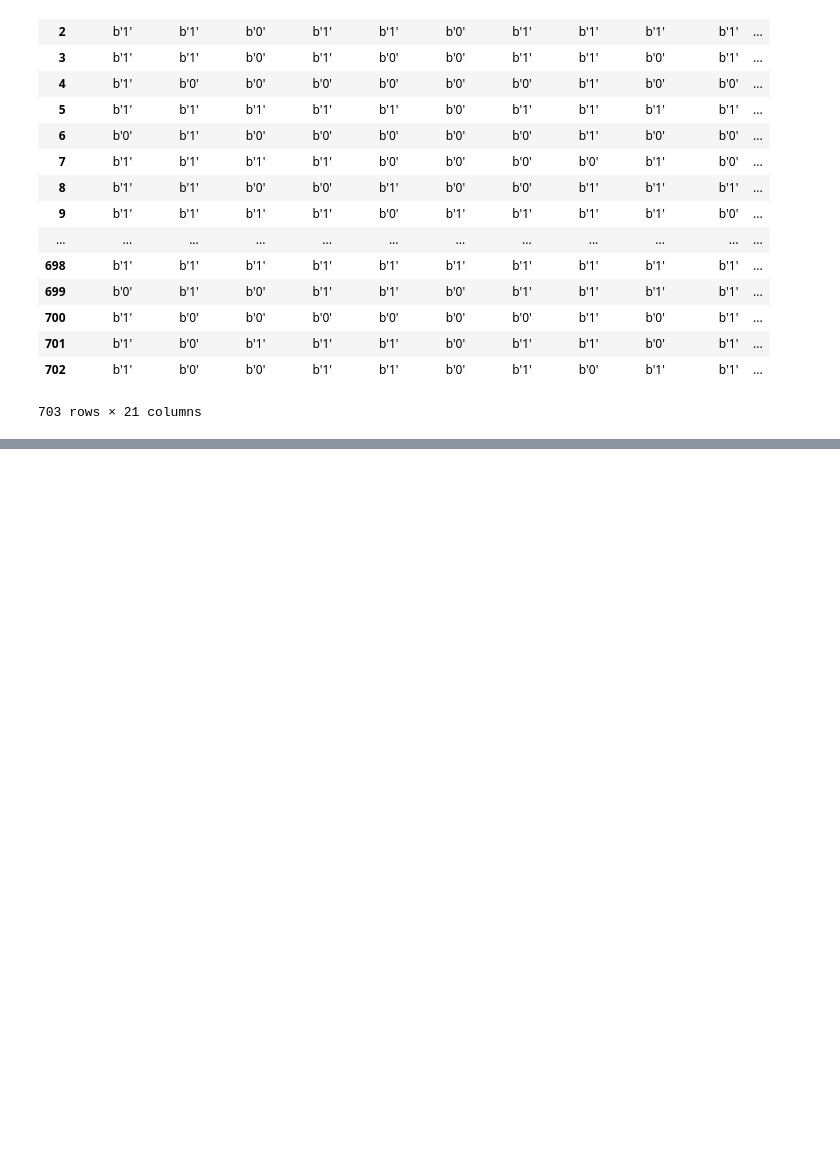
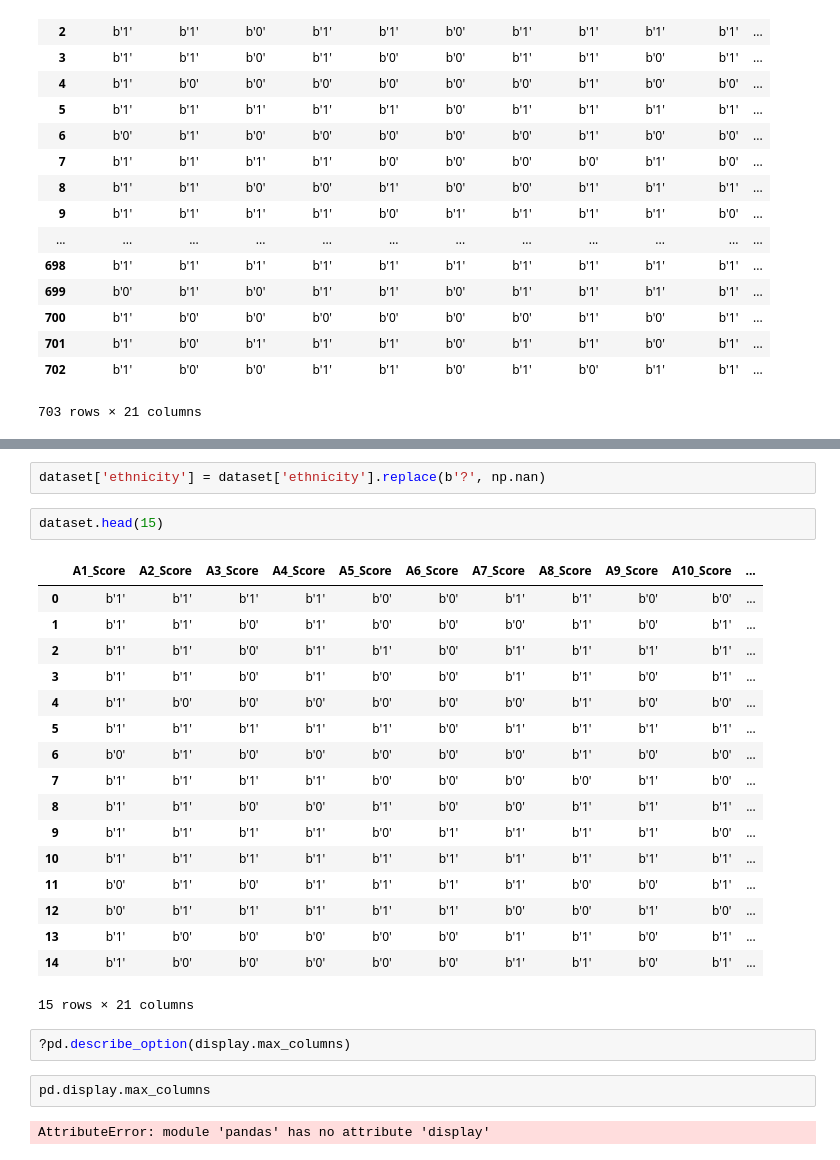
Before and after one commit to nathNath/provadeia, a Jupyter notebook: questaoum/questaoum.ipynb, the cells around one changed output, grey strips where cells are left out. Drawn from its saved outputs; the diff is of its cells as text; blank space fills up the shorter version.

```diff
--- a/questaoum/questaoum.ipynb
+++ b/questaoum/questaoum.ipynb
@@ -92,0 +109,28 @@ dataset.head(703)
+# %%
+dataset['ethnicity'] = dataset['ethnicity'].replace(b'?', np.nan)
+# %%
+dataset.head(15)
+# %% [output]
+|  | A1_Score | A2_Score | A3_Score | A4_Score | A5_Score | A6_Score | A7_Score | A8_Score | A9_Score | A10_Score | ... |
+| 0 | b'1' | b'1' | b'1' | b'1' | b'0' | b'0' | b'1' | b'1' | b'0' | b'0' | ... |
+| 1 | b'1' | b'1' | b'0' | b'1' | b'0' | b'0' | b'0' | b'1' | b'0' | b'1' | ... |
+| 2 | b'1' | b'1' | b'0' | b'1' | b'1' | b'0' | b'1' | b'1' | b'1' | b'1' | ... |
+| 3 | b'1' | b'1' | b'0' | b'1' | b'0' | b'0' | b'1' | b'1' | b'0' | b'1' | ... |
+| 4 | b'1' | b'0' | b'0' | b'0' | b'0' | b'0' | b'0' | b'1' | b'0' | b'0' | ... |
+| 5 | b'1' | b'1' | b'1' | b'1' | b'1' | b'0' | b'1' | b'1' | b'1' | b'1' | ... |
+| 6 | b'0' | b'1' | b'0' | b'0' | b'0' | b'0' | b'0' | b'1' | b'0' | b'0' | ... |
+| 7 | b'1' | b'1' | b'1' | b'1' | b'0' | b'0' | b'0' | b'0' | b'1' | b'0' | ... |
+| 8 | b'1' | b'1' | b'0' | b'0' | b'1' | b'0' | b'0' | b'1' | b'1' | b'1' | ... |
+| 9 | b'1' | b'1' | b'1' | b'1' | b'0' | b'1' | b'1' | b'1' | b'1' | b'0' | ... |
+| 10 | b'1' | b'1' | b'1' | b'1' | b'1' | b'1' | b'1' | b'1' | b'1' | b'1' | ... |
+| 11 | b'0' | b'1' | b'0' | b'1' | b'1' | b'1' | b'1' | b'0' | b'0' | b'1' | ... |
+| 12 | b'0' | b'1' | b'1' | b'1' | b'1' | b'1' | b'0' | b'0' | b'1' | b'0' | ... |
+| 13 | b'1' | b'0' | b'0' | b'0' | b'0' | b'0' | b'1' | b'1' | b'0' | b'1' | ... |
+| 14 | b'1' | b'0' | b'0' | b'0' | b'0' | b'0' | b'1' | b'1' | b'0' | b'1' | ... |
+15 rows × 21 columns
+# %%
+?pd.describe_option(display.max_columns)
+# %%
+pd.display.max_columns
+# %% [output]
+AttributeError: module 'pandas' has no attribute 'display'
```
Also changed, not shown: parts of 2 cells of this notebook, 1 other file.
